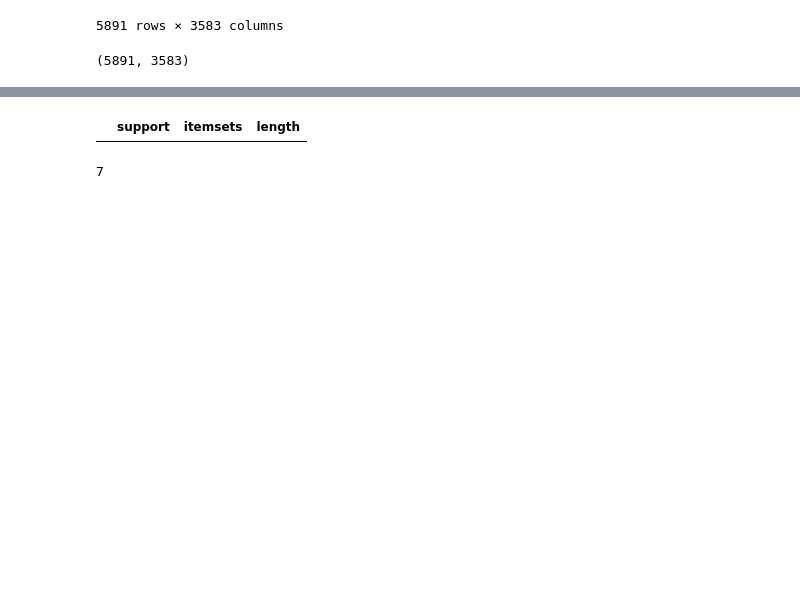
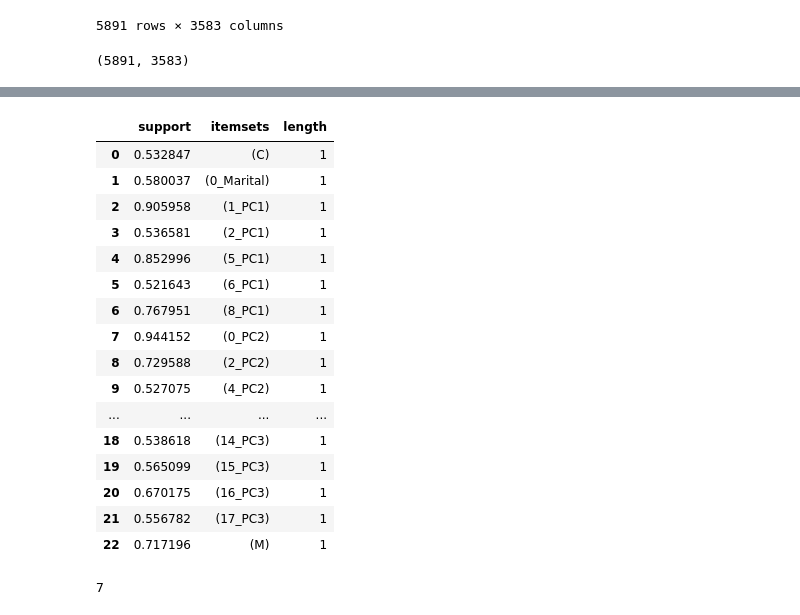
Before and after one commit to patriciamediavilla/L2, a Jupyter notebook: L2P1.ipynb, the cells around one changed output, grey strips where cells are left out. Saved outputs shown, nothing was run; the diff lists cells and outputs as text; code cells hidden in the pictures; blank space fills up the shorter version.

```diff
--- a/L2P1.ipynb
+++ b/L2P1.ipynb
@@ -343,11 +343,27 @@ print(frequent_itemsets)
 # %%
 #Para k=1
 
 frequent_itemsets['length'] = frequent_itemsets['itemsets'].apply(lambda x: len(x))
-frequent_itemsets1=frequent_itemsets[frequent_itemsets['itemsets'] == '18-25']
+frequent_itemsets1=frequent_itemsets[frequent_itemsets['length'] == 1]
 frequent_itemsets1
 # %% [output]
 |  | support | itemsets | length |
+| 0 | 0.532847 | (C) | 1 |
+| 1 | 0.580037 | (0_Marital) | 1 |
+| 2 | 0.905958 | (1_PC1) | 1 |
+| 3 | 0.536581 | (2_PC1) | 1 |
+| 4 | 0.852996 | (5_PC1) | 1 |
+| 5 | 0.521643 | (6_PC1) | 1 |
+| 6 | 0.767951 | (8_PC1) | 1 |
+| 7 | 0.944152 | (0_PC2) | 1 |
+| 8 | 0.729588 | (2_PC2) | 1 |
+| 9 | 0.527075 | (4_PC2) | 1 |
+| ... | ... | ... | ... |
+| 18 | 0.538618 | (14_PC3) | 1 |
+| 19 | 0.565099 | (15_PC3) | 1 |
+| 20 | 0.670175 | (16_PC3) | 1 |
+| 21 | 0.556782 | (17_PC3) | 1 |
+| 22 | 0.717196 | (M) | 1 |
 # %%
 frequent_itemsets['length'] = frequent_itemsets['itemsets'].apply(lambda x: len(x))
 max(frequent_itemsets['length'])
```
Also changed, not shown: parts of 24 cells of this notebook.
